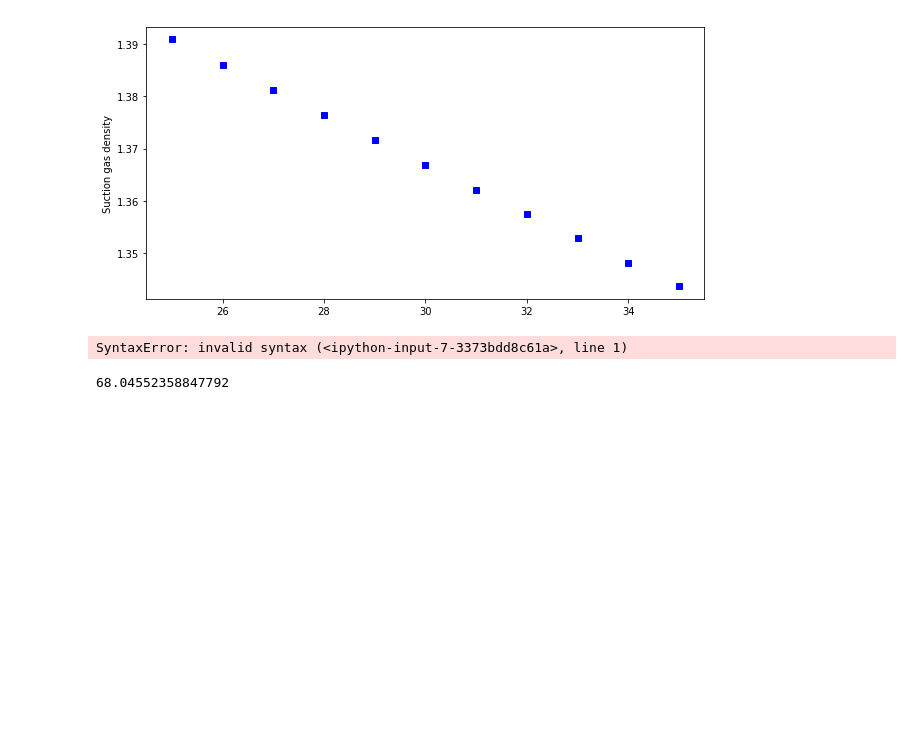
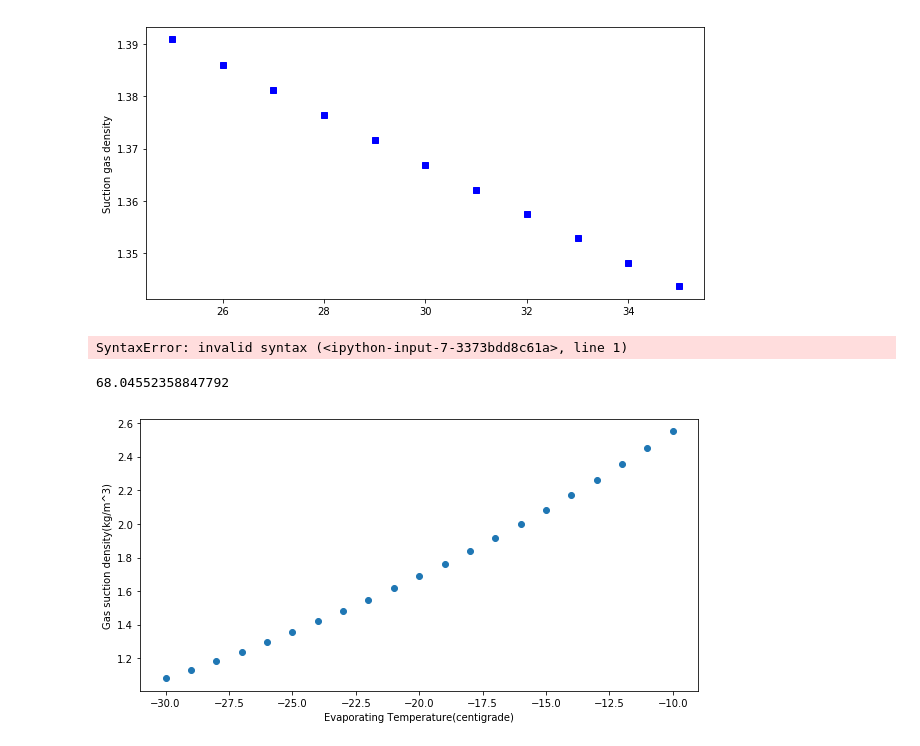
Before and after one commit to truekrizalid/Refrigerator_Design, a Jupyter notebook: chapter_01/Untitled.ipynb, the cells around one changed output. Cells and saved outputs as stored; diff of their text form; code cells hidden in the pictures; blank space fills up the shorter version.

```diff
--- a/chapter_01/Untitled.ipynb
+++ b/chapter_01/Untitled.ipynb
@@ -279,3 +279,32 @@ psat = CP.PropsSI("T",'P',10.42e5,'Q',0.5,ref)
 psat-273.15
 # %% [output]
 68.04552358847792
+# %%
+import CoolProp.CoolProp as CP
+from RefCycle import refCycle
+import numpy as np
+import scipy.linalg as alg
+import matplotlib.pyplot as plt
+from matplotlib import cm
+from mpl_toolkits.mplot3d import Axes3D
+
+def suctionTemp(Tk,Te,Tsub,eihx):
+    return eihx*(Tk-Tsub-Te)+Te
+
+#定义系统循环：
+
+ref = "R600a"
+subcoolDegree = 1.5
+condTemp = np.linspace(35,45,3)
+evapTemp = np.linspace(-30,-10,21)
+Eihx = 0.85
+
+rf1 = refCycle(ref,32,evapTemp,condTemp,condTemp-subcoolDegree)
+density1 = rf1.denSuction()
+plt.figure(figsize=(10, 5))
+plt.plot(evapTemp, density1,"o")
+plt.xlabel("Evaporating Temperature(centigrade)")
+plt.ylabel('Gas suction density(kg/m^3)')
+plt.savefig('Fig3.png',dpi=75)
+# %% [output]
+[figure, added]
```
Also changed, not shown: 13 other files.
